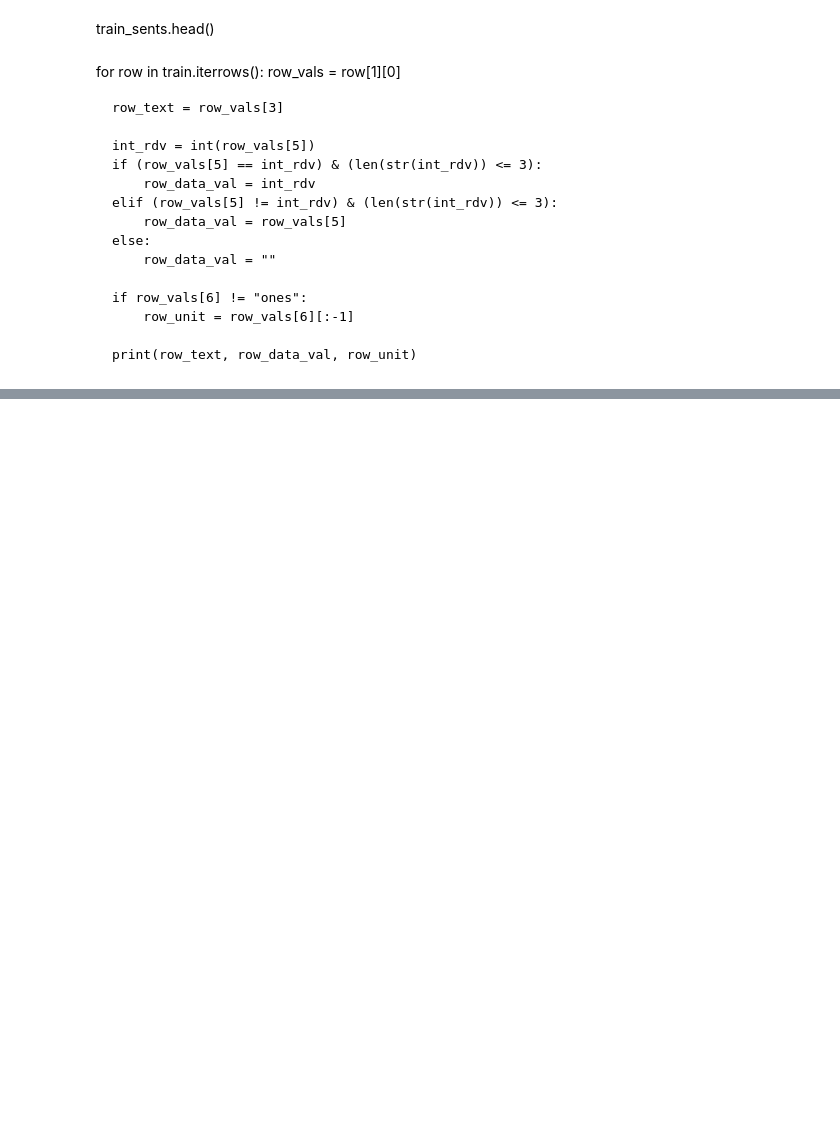
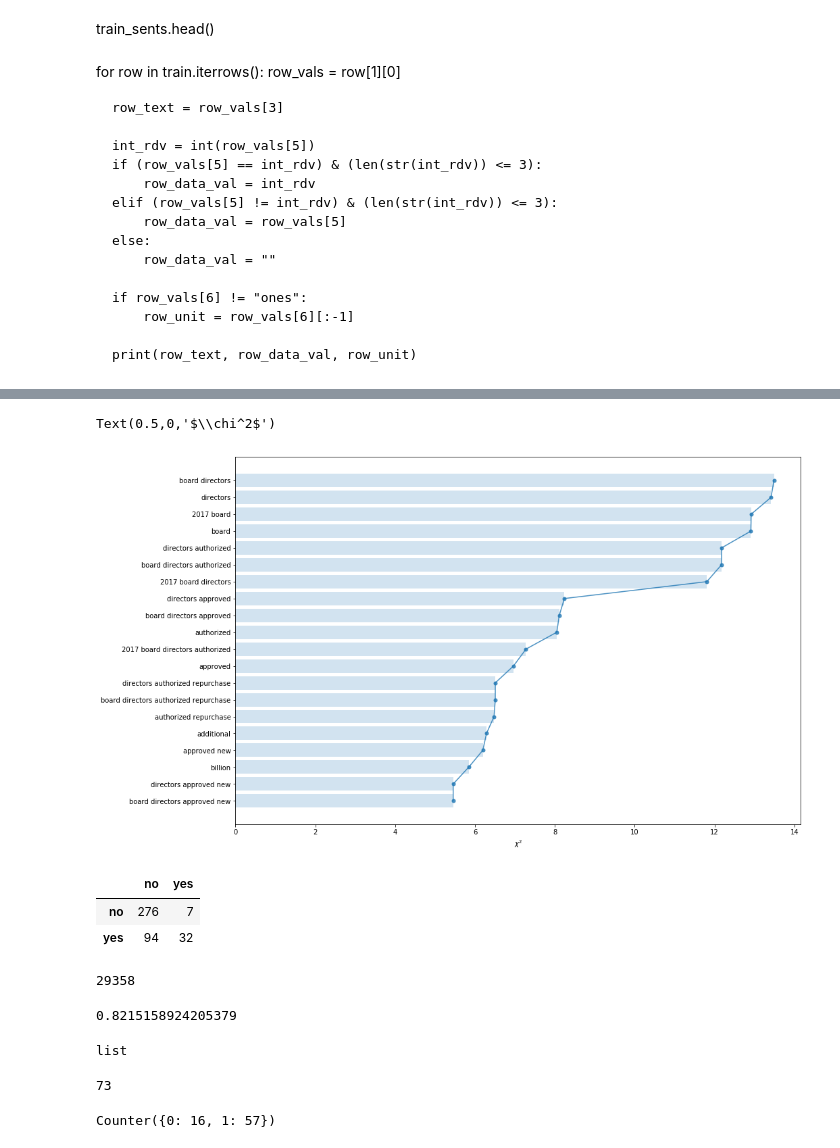
Before and after one commit to DEREJEGETU/data-question-8, a Jupyter notebook: prepare_for_logistic_regression.ipynb, the cells around one changed output, grey strips where cells are left out. Drawn from its saved outputs; the diff is of its cells as text; code cells hidden in the pictures; blank space fills up the shorter version.

Commit message:
Add notebooks for walkthrough for text classification, working through logic for logistic regression, and finalized logistic regression.

```diff
--- a/prepare_for_logistic_regression.ipynb
+++ b/prepare_for_logistic_regression.ipynb
@@ -167,0 +248,28 @@ for row in train.iterrows():
+# %%
+tfidf = TfidfVectorizer(sublinear_tf=True,
+                        #min_df=5,
+                        norm='l2',
+                        #encoding='latin-1',
+                        ngram_range=(1, 4),
+                        stop_words='english')
+
+X = date_lr.sentences
+y = date_lr.is_date
+
+X_tfidf = tfidf.fit_transform(X)
+
+chi2score = chi2(X_tfidf, y)[0]
+
+plt.figure(figsize=(15,10))
+wscores = zip(tfidf.get_feature_names(), chi2score)
+wchi2 = sorted(wscores, key=lambda x:x[1])
+topchi2 = list(zip(*wchi2[-20:]))
+x = range(len(topchi2[1]))
+labels = topchi2[0]
+plt.barh(x,topchi2[1], align='center', alpha=0.2)
+plt.plot(topchi2[1], x, '-o', markersize=5, alpha=0.8)
+plt.yticks(x, labels)
+plt.xlabel('$\chi^2$');
+# %% [output]
+Text(0.5,0,'$\\chi^2$')
+[figure, added]
@@ -167,0 +332,27 @@ for row in train.iterrows():
+# %%
+data = {'no': [tn, fp], 'yes': [fn, tp]}
+cm = pd.DataFrame.from_dict(data, orient='index',
+                       columns=["no", "yes"])
+cm
+# %% [output]
+|  | no | yes |
+| no | 276 | 7 |
+| yes | 94 | 32 |
+# %%
+wscores = zip(tfidf.get_feature_names(), chi2score)
+len(sorted(wscores, key=lambda x:x[1], reverse = True))
+# %% [output]
+29358
+# %%
+X_train, X_test, y_train, y_test = train_test_split(X_tfidf, y, test_size=0.33, random_state=42)
+
+ch2 = SelectKBest(chi2, k=100) # select top 100 features based on chi2
+X_train_chi2_selected = ch2.fit_transform(X_train, y_train)
+X_test_chi2_selected = ch2.transform(X_test)
+lr = LogisticRegressionCV(cv = 5, penalty = "l2")
+lr_model = lr.fit(X_train_chi2_selected, y_train)
+y_pred = lr_model.predict(X_test_chi2_selected)
+score = lr.score(X_test_chi2_selected, y_test)
+print(score)
+# %% [output]
+0.8215158924205379
@@ -167,0 +362,4 @@ for row in train.iterrows():
+# %%
+type(y_test.tolist())
+# %% [output]
+list
@@ -167,0 +374,6 @@ for row in train.iterrows():
+# %%
+print(compare_df.shape[0] - counter)
+collections.Counter(actual_wrong)
+# %% [output]
+73
+Counter({0: 16, 1: 57})
```
Also changed, not shown: parts of 26 cells of this notebook, 2 other files.
